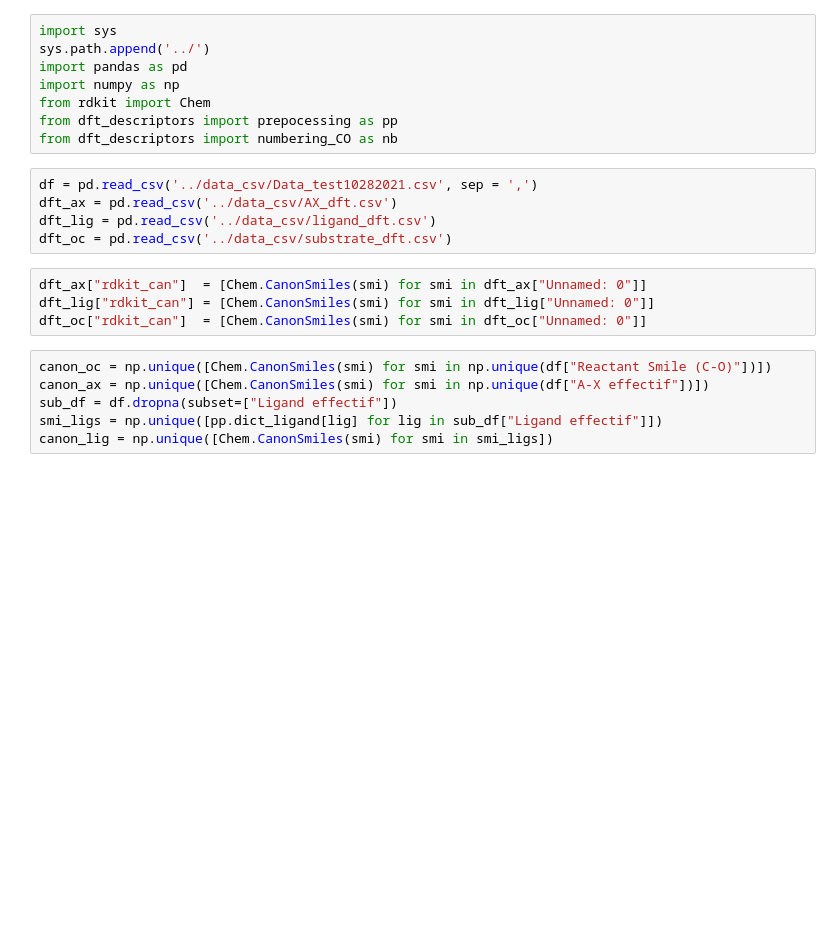
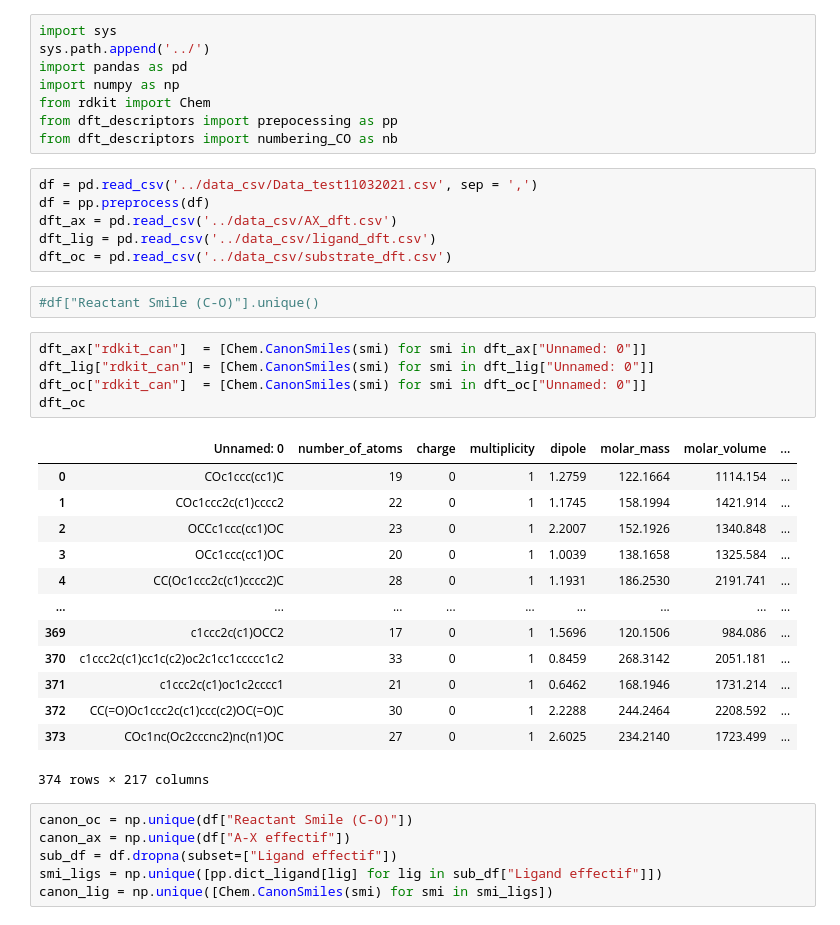
Before and after one commit to truejulosdu13/NiCOlit, a Jupyter notebook: notebooks/DFT_missing.ipynb, the cells around one changed output. Saved outputs shown, nothing was run; the diff lists cells and outputs as text; blank space fills up the shorter version.

```diff
--- a/notebooks/DFT_missing.ipynb
+++ b/notebooks/DFT_missing.ipynb
@@ -7,17 +7,35 @@ from rdkit import Chem
 from dft_descriptors import prepocessing as pp
 from dft_descriptors import numbering_CO as nb
 # %%
-df = pd.read_csv('../data_csv/Data_test10282021.csv', sep = ',')
+df = pd.read_csv('../data_csv/Data_test11032021.csv', sep = ',')
+df = pp.preprocess(df)
 dft_ax = pd.read_csv('../data_csv/AX_dft.csv')
 dft_lig = pd.read_csv('../data_csv/ligand_dft.csv')
 dft_oc = pd.read_csv('../data_csv/substrate_dft.csv')
+# %%
+#df["Reactant Smile (C-O)"].unique()
 # %%
 dft_ax["rdkit_can"]  = [Chem.CanonSmiles(smi) for smi in dft_ax["Unnamed: 0"]]
 dft_lig["rdkit_can"] = [Chem.CanonSmiles(smi) for smi in dft_lig["Unnamed: 0"]]
 dft_oc["rdkit_can"]  = [Chem.CanonSmiles(smi) for smi in dft_oc["Unnamed: 0"]]
+dft_oc
+# %% [output]
+|  | Unnamed: 0 | number_of_atoms | charge | multiplicity | dipole | molar_mass | molar_volume | ... |
+| 0 | COc1ccc(cc1)C | 19 | 0 | 1 | 1.2759 | 122.1664 | 1114.154 | ... |
+| 1 | COc1ccc2c(c1)cccc2 | 22 | 0 | 1 | 1.1745 | 158.1994 | 1421.914 | ... |
+| 2 | OCCc1ccc(cc1)OC | 23 | 0 | 1 | 2.2007 | 152.1926 | 1340.848 | ... |
+| 3 | OCc1ccc(cc1)OC | 20 | 0 | 1 | 1.0039 | 138.1658 | 1325.584 | ... |
+| 4 | CC(Oc1ccc2c(c1)cccc2)C | 28 | 0 | 1 | 1.1931 | 186.2530 | 2191.741 | ... |
+| ... | ... | ... | ... | ... | ... | ... | ... | ... |
+| 369 | c1ccc2c(c1)OCC2 | 17 | 0 | 1 | 1.5696 | 120.1506 | 984.086 | ... |
+| 370 | c1ccc2c(c1)cc1c(c2)oc2c1cc1ccccc1c2 | 33 | 0 | 1 | 0.8459 | 268.3142 | 2051.181 | ... |
+| 371 | c1ccc2c(c1)oc1c2cccc1 | 21 | 0 | 1 | 0.6462 | 168.1946 | 1731.214 | ... |
+| 372 | CC(=O)Oc1ccc2c(c1)ccc(c2)OC(=O)C | 30 | 0 | 1 | 2.2288 | 244.2464 | 2208.592 | ... |
+| 373 | COc1nc(Oc2cccnc2)nc(n1)OC | 27 | 0 | 1 | 2.6025 | 234.2140 | 1723.499 | ... |
+374 rows × 217 columns
 # %%
-canon_oc = np.unique([Chem.CanonSmiles(smi) for smi in np.unique(df["Reactant Smile (C-O)"])])
-canon_ax = np.unique([Chem.CanonSmiles(smi) for smi in np.unique(df["A-X effectif"])])
+canon_oc = np.unique(df["Reactant Smile (C-O)"])
+canon_ax = np.unique(df["A-X effectif"])
 sub_df = df.dropna(subset=["Ligand effectif"])
 smi_ligs = np.unique([pp.dict_ligand[lig] for lig in sub_df["Ligand effectif"]])
 canon_lig = np.unique([Chem.CanonSmiles(smi) for smi in smi_ligs])
```
Also changed, not shown: parts of 13 cells of this notebook, 12 other files.
